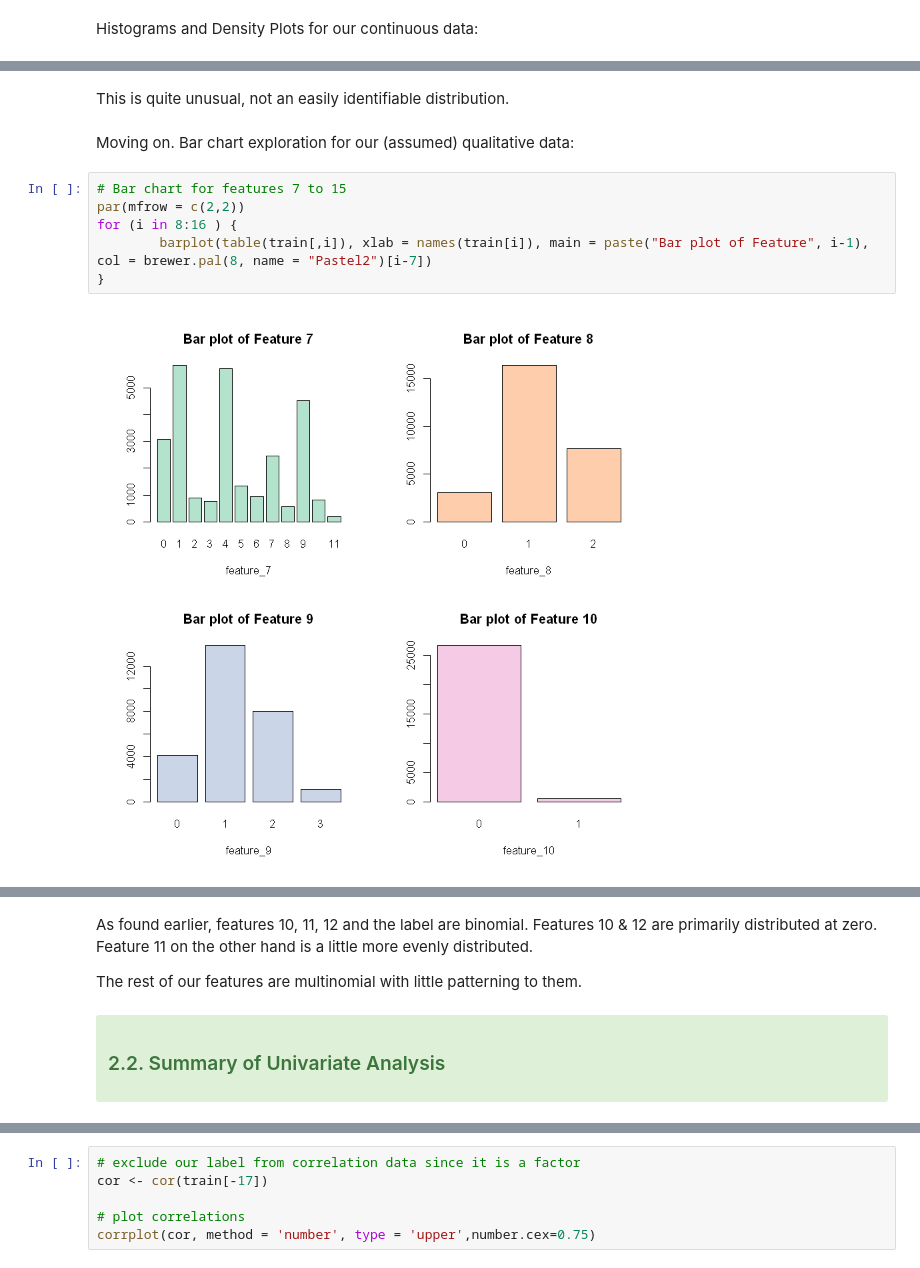
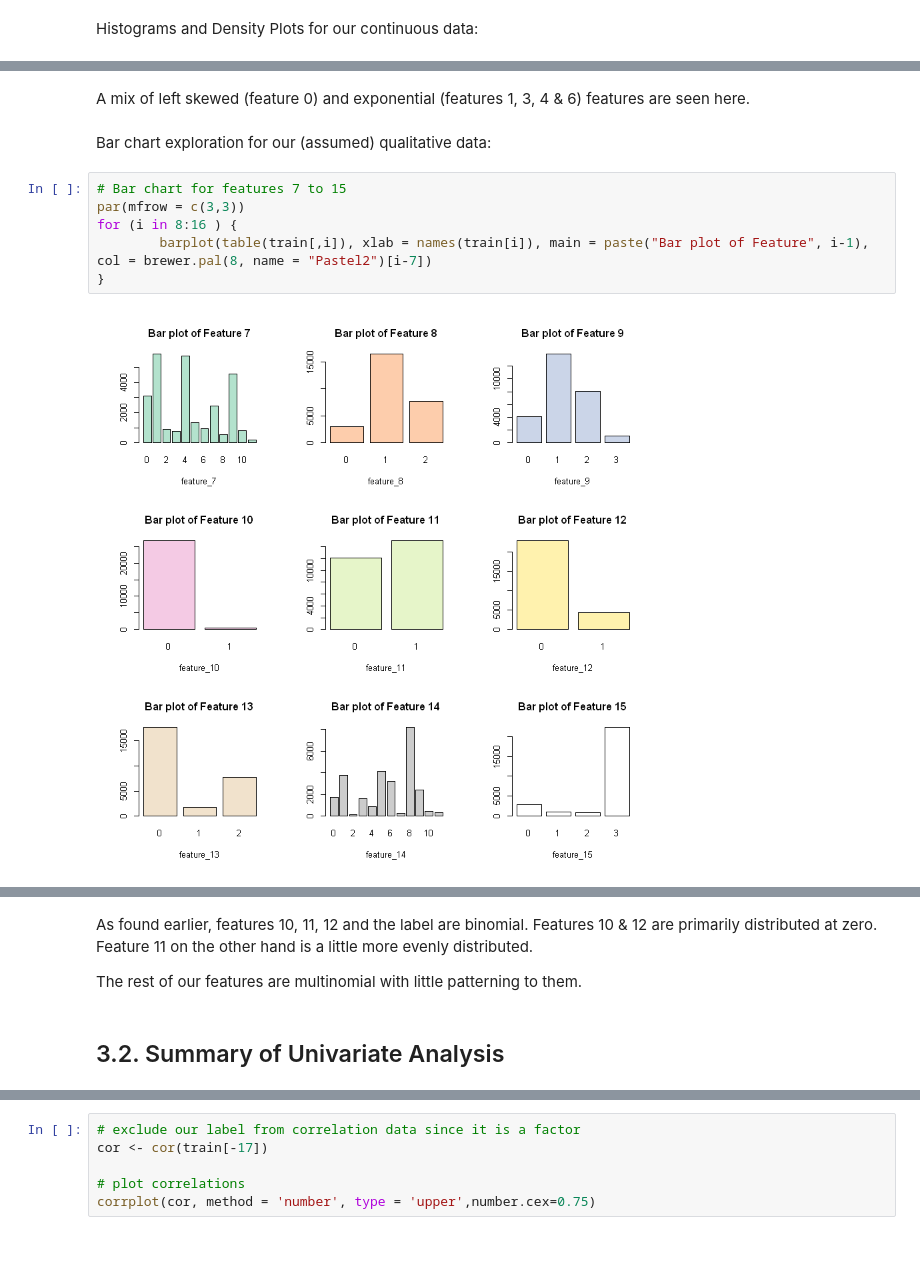
Before and after one commit to 20spaghetti/Customer-Churn-Prediction, a Jupyter notebook: Customer Churn Prediction.ipynb, the cells around one changed output, grey strips where cells are left out. Saved outputs shown, nothing was run; the diff lists cells and outputs as text.

```diff
--- a/Customer Churn Prediction.ipynb
+++ b/Customer Churn Prediction.ipynb
@@ -363,12 +333,12 @@ barplot(table(bin(train[,6], nbins = 20)), log = "y", xlab = "feature_5", ylab =
-# %% [markdown]
-This is quite unusual, not an easily identifiable distribution.
+# %% [markdown]
+A mix of left skewed (feature 0) and exponential (features 1, 3, 4 & 6) features are seen here.
 # %% [markdown]
-Moving on. Bar chart exploration for our (assumed) qualitative data:
+Bar chart exploration for our (assumed) qualitative data:
 # %%
 # Bar chart for features 7 to 15
-par(mfrow = c(2,2))
+par(mfrow = c(3,3))
 for (i in 8:16 ) {
         barplot(table(train[,i]), xlab = names(train[i]), main = paste("Bar plot of Feature", i-1), col = brewer.pal(8, name = "Pastel2")[i-7])
 }
 # %% [output]
-[figure, old version]
+[figure, new version]
@@ -379,6 +347,4 @@ As found earlier, features 10, 11, 12 and the label are binomial. Features 10 &
 
 The rest of our features are multinomial with little patterning to them.
 # %% [markdown]
-<div class="alert alert-block alert-success">
-
-### 2.2. Summary of Univariate Analysis <a class="anchor" name="SumUnivariate"></a>
+## 3.2. Summary of Univariate Analysis <a class="anchor" name="SumUnivariate"></a>
```
Also changed, not shown: parts of 105 cells of this notebook, 1 other file.
